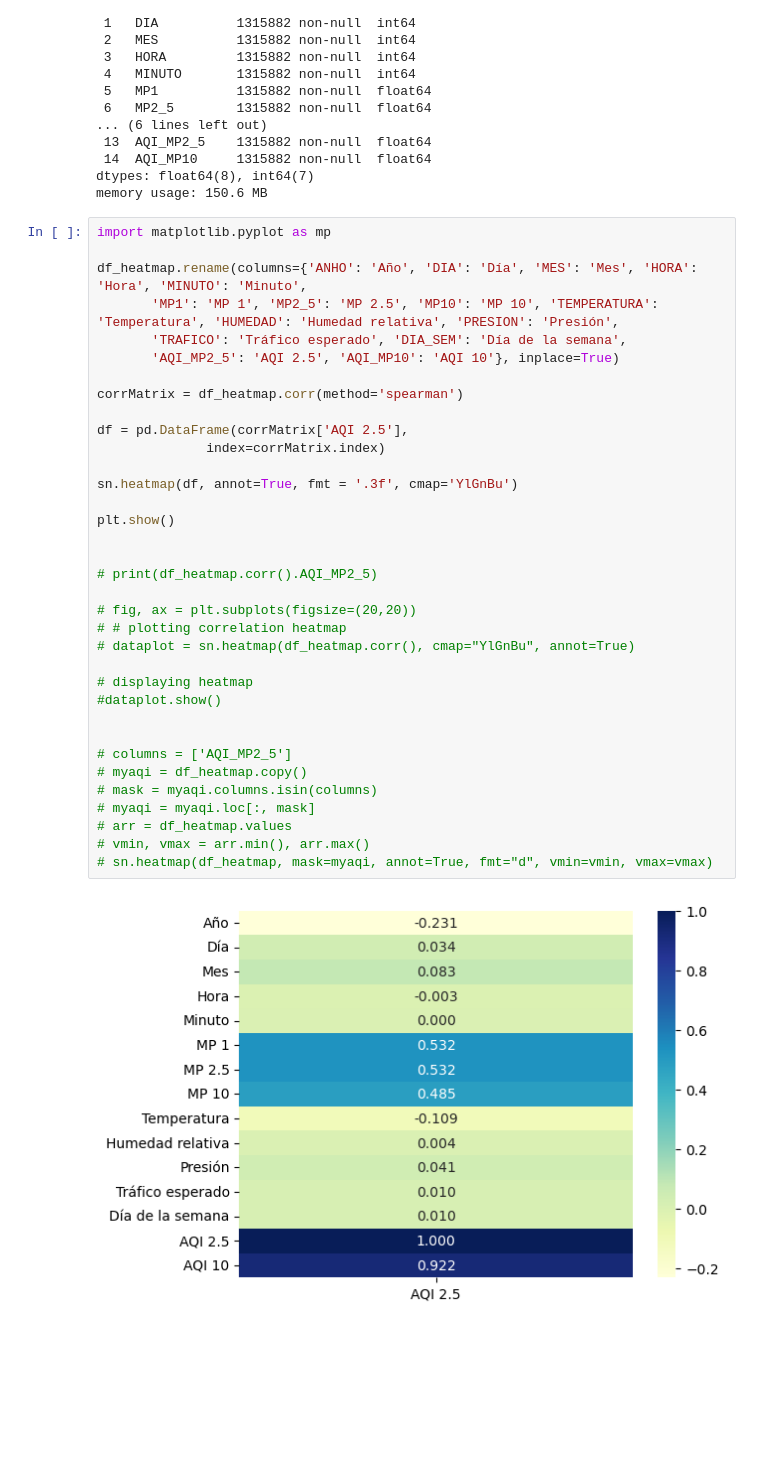
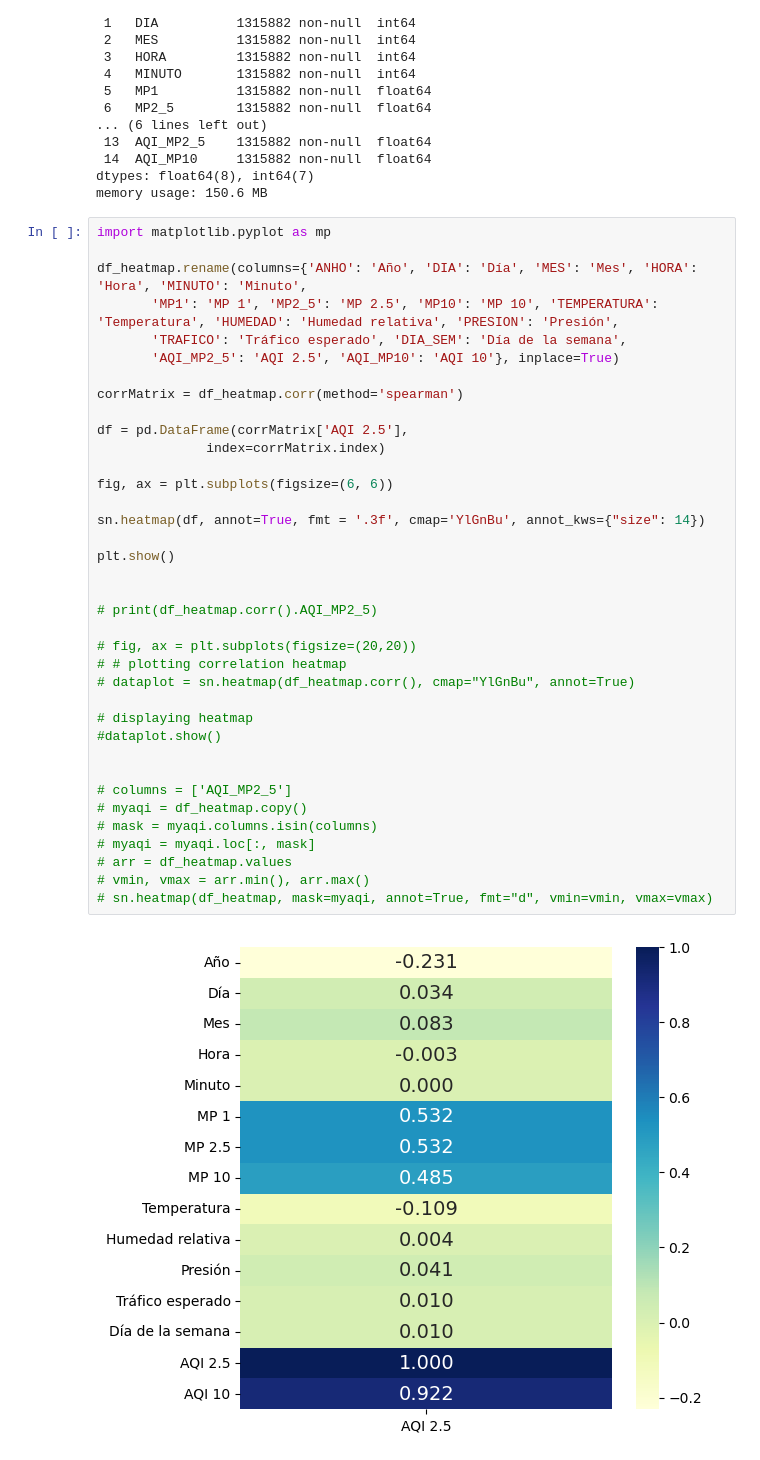
Before and after one commit to vnbl/aqi_forecasting, a Jupyter notebook: notebooks/training_code/XGBOOST/graficas/graficas_correlaciones.ipynb, the cells around one changed output. Saved outputs shown, nothing was run; the diff lists cells and outputs as text; blank space fills up the shorter version.

```diff
--- a/notebooks/training_code/XGBOOST/graficas/graficas_correlaciones.ipynb
+++ b/notebooks/training_code/XGBOOST/graficas/graficas_correlaciones.ipynb
@@ -92,32 +92,34 @@ df_heatmap.rename(columns={'ANHO': 'Año', 'DIA': 'Día', 'MES': 'Mes', 'HORA':
        'TRAFICO': 'Tráfico esperado', 'DIA_SEM': 'Día de la semana',
        'AQI_MP2_5': 'AQI 2.5', 'AQI_MP10': 'AQI 10'}, inplace=True)
 
 corrMatrix = df_heatmap.corr(method='spearman')
 
 df = pd.DataFrame(corrMatrix['AQI 2.5'],
               index=corrMatrix.index)
 
-sn.heatmap(df, annot=True, fmt = '.3f', cmap='YlGnBu')
+fig, ax = plt.subplots(figsize=(6, 6))
+
+sn.heatmap(df, annot=True, fmt = '.3f', cmap='YlGnBu', annot_kws={"size": 14})
 
 plt.show()
 
 
 # print(df_heatmap.corr().AQI_MP2_5)
 
 # fig, ax = plt.subplots(figsize=(20,20))
 # # plotting correlation heatmap
 # dataplot = sn.heatmap(df_heatmap.corr(), cmap="YlGnBu", annot=True)
 
 # displaying heatmap
 #dataplot.show()
 
 
 # columns = ['AQI_MP2_5']
 # myaqi = df_heatmap.copy()
 # mask = myaqi.columns.isin(columns)
 # myaqi = myaqi.loc[:, mask]
 # arr = df_heatmap.values
 # vmin, vmax = arr.min(), arr.max()
 # sn.heatmap(df_heatmap, mask=myaqi, annot=True, fmt="d", vmin=vmin, vmax=vmax)
 # %% [output]
-[figure, old version]
+[figure, new version]
```
Also changed, not shown: parts of 1 cell of this notebook, 8 other files.
